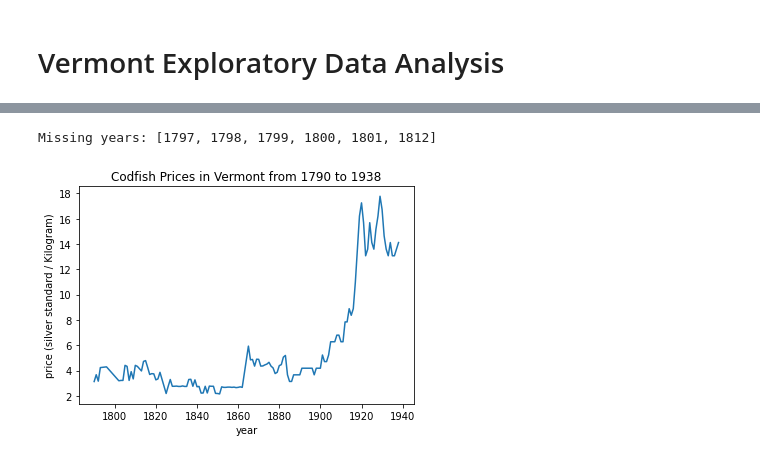
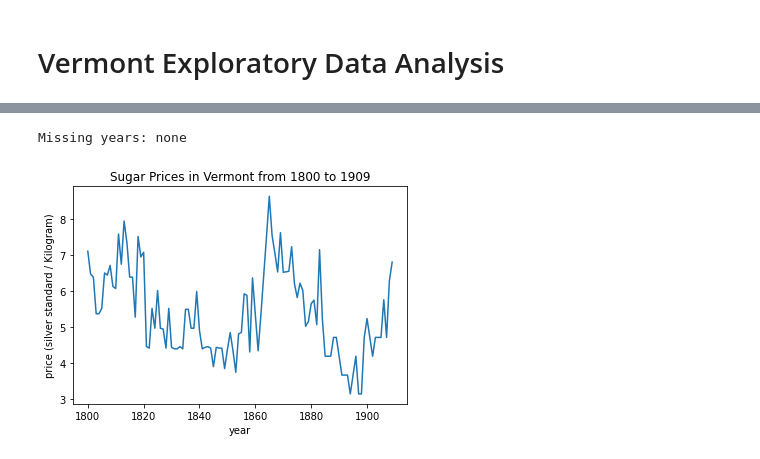
Before and after one commit to Meadosc/commodity_case_study, a Jupyter notebook: vermont_eda.ipynb, the cells around one changed output, grey strips where cells are left out. Cells and saved outputs as stored; diff of their text form; code cells hidden in the pictures.

```diff
--- a/vermont_eda.ipynb
+++ b/vermont_eda.ipynb
@@ -35,7 +55,7 @@ df.groupby(['Location', 'Commodity'])['Commodity'].agg(['count']).sort_values(['
 # %%
-df = loc_comm_df("Vermont", "Codfish", vari=None)
+df = loc_comm_df("Vermont", "Sugar", vari='Maple')
 print(f"Missing years: {miss_years(df)}")
 fig, ax = df_plot(df)
 # %% [output]
-Missing years: [1797, 1798, 1799, 1800, 1801, 1812]
+Missing years: none
-[figure, old version]
+[figure, new version]
```
Also changed, not shown: parts of 2 cells of this notebook, 2 other files.
